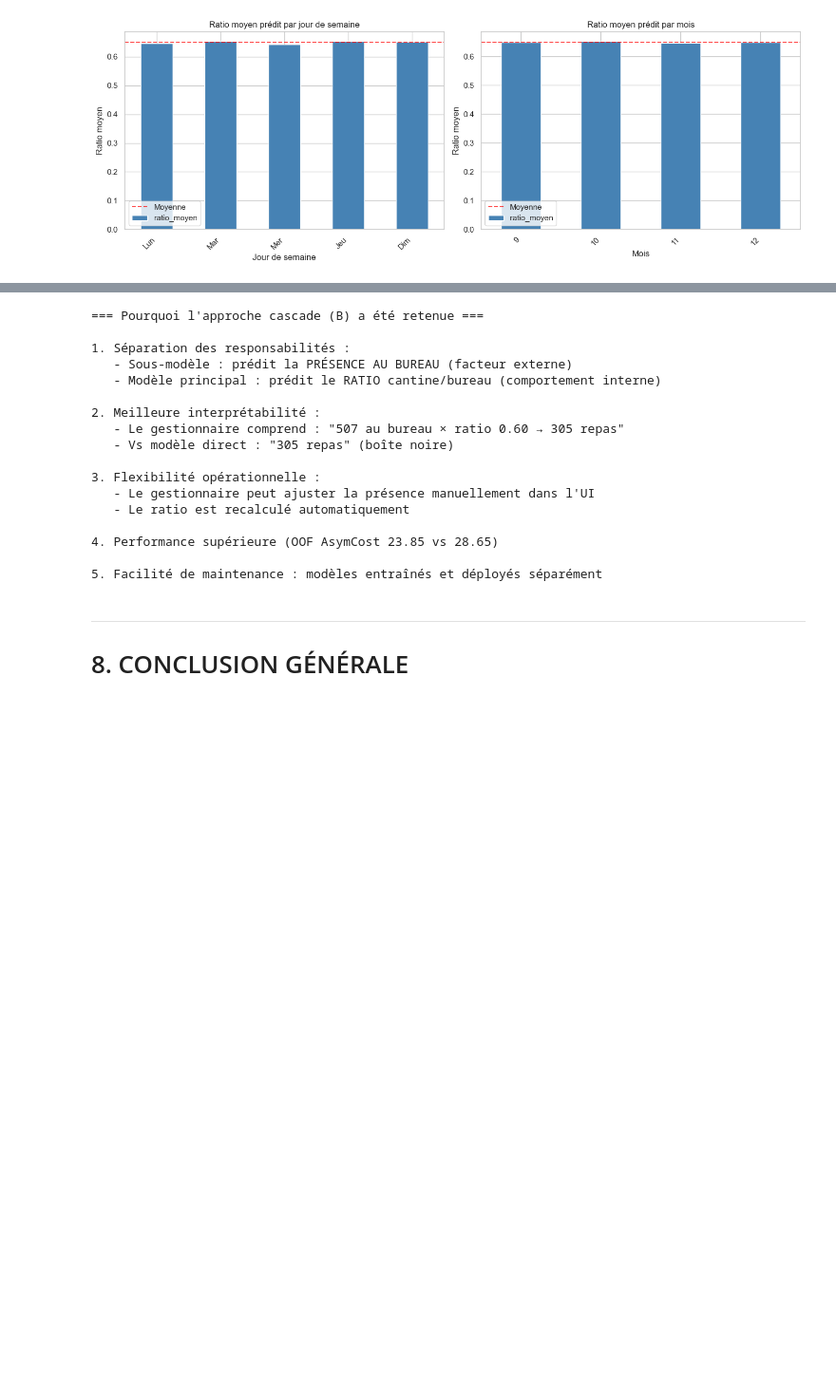
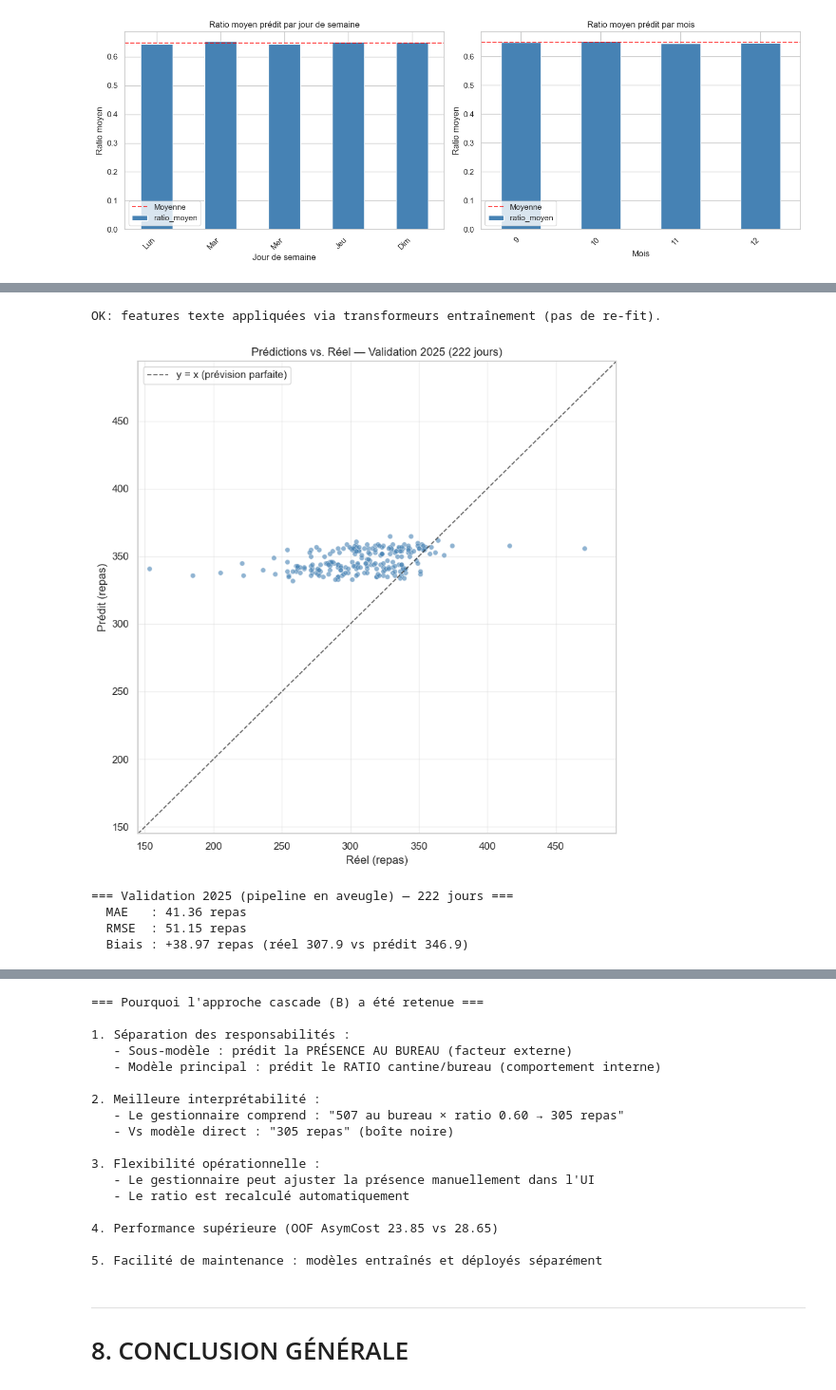
Before and after one commit to Ashreeef/organisation-rie, a Jupyter notebook: notebooks/stats_synthesis.ipynb, the cells around one changed output, grey strips where cells are left out. Shown at 95% size. Cells and saved outputs as stored; diff of their text form; code cells hidden in the pictures; blank space fills up the shorter version.

```diff
--- a/notebooks/stats_synthesis.ipynb
+++ b/notebooks/stats_synthesis.ipynb
@@ -873,0 +966,74 @@ plt.show()
+# %%
+# --- Validation 2025 : features en aveugle + cascade déployé ---
+import sys
+if str(ROOT) not in sys.path:
+    sys.path.insert(0, str(ROOT))
+from api.forecast import _predict_ratio_from_features, _algerian_dow
+from src.forecasting.daily_features import generate_features
+
+# 1. Préparer les menus réels 2025
+menus_2025 = pd.read_csv(ROOT / 'data' / 'raw' / 'data_2025_.csv')
+menus_2025 = menus_2025.rename(columns={'entree': 'entrees'})
+menus_2025['date'] = pd.to_datetime(menus_2025['date'])
+real_2025 = menus_2025[['date', 'cantine_presence']].copy()
+pm_2025 = menus_2025[['date', 'entrees', 'plat_principal_1', 'plat_principal_2']].copy()
+
+# 2. Générer les features en aveugle (pas de vraie météo historique → climatologie)
+target_dates = real_2025['date'].sort_values()
+feat_2025 = generate_features(
+    target_dates=target_dates,
+    planned_menus=pm_2025,
+    out_path=ROOT / 'data' / 'processed' / 'features_2025_temp.csv',
+)
+feat_2025['Date'] = pd.to_datetime(feat_2025['Date'])
+
+# 3. Cascade déployé (ratio × office_pred, DOW offset, shrinkage, clip)
+offsets   = deploy.get('offsets', {})
+lam       = deploy.get('lam_opt', 0.726)
+dow_means = deploy.get('dow_mean_actual', {})
+clip_lo   = deploy.get('clip_lo', 230.0)
+clip_hi   = deploy.get('clip_hi', 520.0)
+
+pred_list = []
+for _, row in feat_2025.iterrows():
+    ratio = _predict_ratio_from_features(deploy, row)
+    op    = float(row.get('office_present_pred', row.get('office_present', 0)))
+    raw   = ratio * op
+    dow   = _algerian_dow(row['Date'])
+    if dow in offsets:
+        raw += offsets[dow]
+    if dow in dow_means:
+        raw = lam * raw + (1 - lam) * dow_means[dow]
+    pred_list.append(int(round(float(np.clip(raw, clip_lo, clip_hi)))))
+
+test_2025 = real_2025.rename(columns={'date': 'Date', 'cantine_presence': 'real'}).copy()
+test_2025['pred'] = pred_list[:len(test_2025)]
+
+# --- Figure 1 : nuage prédit vs réel ---
+err_25 = test_2025['pred'] - test_2025['real']
+lim_lo = int(test_2025[['real','pred']].min().min() * 0.95)
+lim_hi = int(test_2025[['real','pred']].max().max() * 1.05)
+
+fig, ax = plt.subplots(figsize=(8, 8))
+ax.scatter(test_2025['real'], test_2025['pred'], s=28, color='steelblue', alpha=0.6, edgecolor='white', lw=0.4)
+ax.plot([lim_lo, lim_hi], [lim_lo, lim_hi], 'k--', lw=1.2, alpha=0.7, label='y = x (prévision parfaite)')
+ax.set_xlim(lim_lo, lim_hi)
+ax.set_ylim(lim_lo, lim_hi)
+ax.set_xlabel('Réel (repas)')
+ax.set_ylabel('Prédit (repas)')
+ax.set_title('Prédictions vs. Réel — Validation 2025 (%d jours)' % len(test_2025))
+ax.legend(frameon=True)
+ax.grid(alpha=0.3)
+plt.tight_layout()
+plt.savefig(ROOT / 'data' / 'processed' / 'synth_pred_vs_real_2025.png', dpi=120, bbox_inches='tight')
+plt.show()
+
+# --- Métriques ---
+mae_25  = float(np.mean(np.abs(err_25)))
+rmse_25 = float(np.sqrt(np.mean(err_25 ** 2)))
+print('=== Validation 2025 (pipeline en aveugle) — %d jours ===' % len(test_2025))
+print('  MAE   : %.2f repas' % mae_25)
+print('  RMSE  : %.2f repas' % rmse_25)
+print('  Biais : %+.2f repas (réel %.1f vs prédit %.1f)' % (
+    float(err_25.mean()), float(test_2025['real'].mean()), float(test_2025['pred'].mean())))
+# %% [output]
@@ -873,0 +1041,6 @@ plt.show()
+OK: features texte appliquées via transformeurs entraînement (pas de re-fit).
+[figure, added]
+=== Validation 2025 (pipeline en aveugle) — 222 jours ===
+  MAE   : 41.36 repas
+  RMSE  : 51.15 repas
+  Biais : +38.97 repas (réel 307.9 vs prédit 346.9)
```
Also changed, not shown: parts of 15 cells of this notebook.
